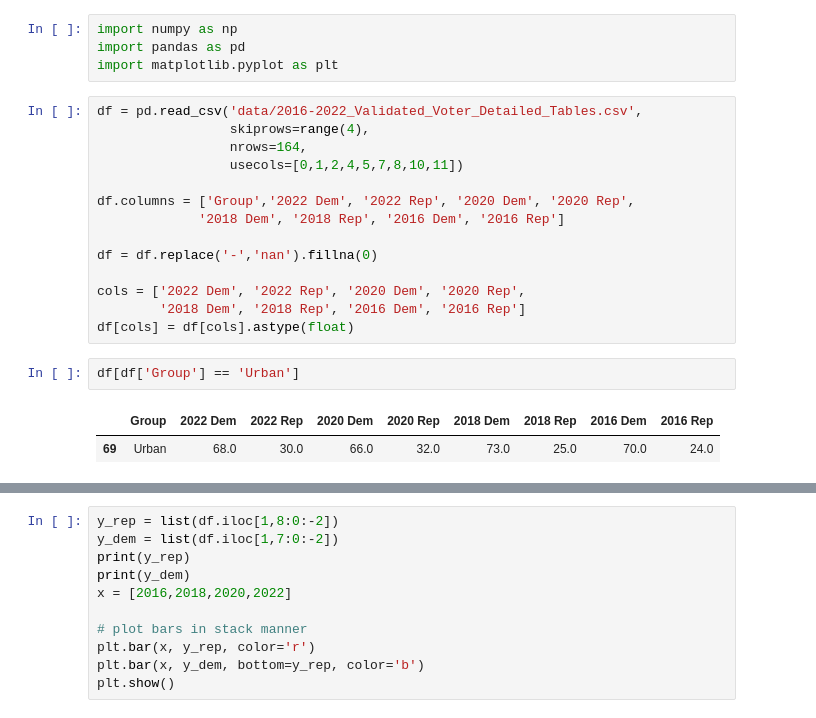
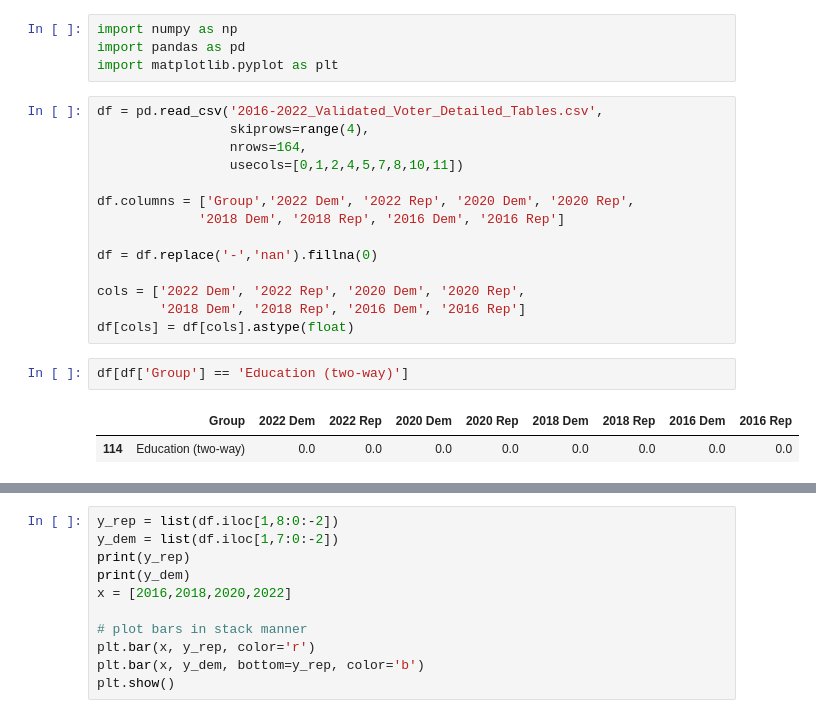
Before and after one commit to erinnyy/US-Election-Data-Python-EDA-Project, a Jupyter notebook: Voter_Demographics.ipynb, the cells around one changed output, grey strips where cells are left out. Cells and saved outputs as stored; diff of their text form.

```diff
--- a/Voter_Demographics.ipynb
+++ b/Voter_Demographics.ipynb
@@ -3,7 +3,7 @@ import numpy as np
 import pandas as pd
 import matplotlib.pyplot as plt
 # %%
-df = pd.read_csv('data/2016-2022_Validated_Voter_Detailed_Tables.csv',
+df = pd.read_csv('2016-2022_Validated_Voter_Detailed_Tables.csv',
                  skiprows=range(4),
                  nrows=164,
                  usecols=[0,1,2,4,5,7,8,10,11])
@@ -17,7 +17,7 @@ cols = ['2022 Dem', '2022 Rep', '2020 Dem', '2020 Rep',
         '2018 Dem', '2018 Rep', '2016 Dem', '2016 Rep']
 df[cols] = df[cols].astype(float)
 # %%
-df[df['Group'] == 'Urban']
+df[df['Group'] == 'Education (two-way)']
 # %% [output]
 |  | Group | 2022 Dem | 2022 Rep | 2020 Dem | 2020 Rep | 2018 Dem | 2018 Rep | 2016 Dem | 2016 Rep |
-| 69 | Urban | 68.0 | 30.0 | 66.0 | 32.0 | 73.0 | 25.0 | 70.0 | 24.0 |
+| 114 | Education (two-way) | 0.0 | 0.0 | 0.0 | 0.0 | 0.0 | 0.0 | 0.0 | 0.0 |
```
Also changed, not shown: parts of 20 cells of this notebook.
